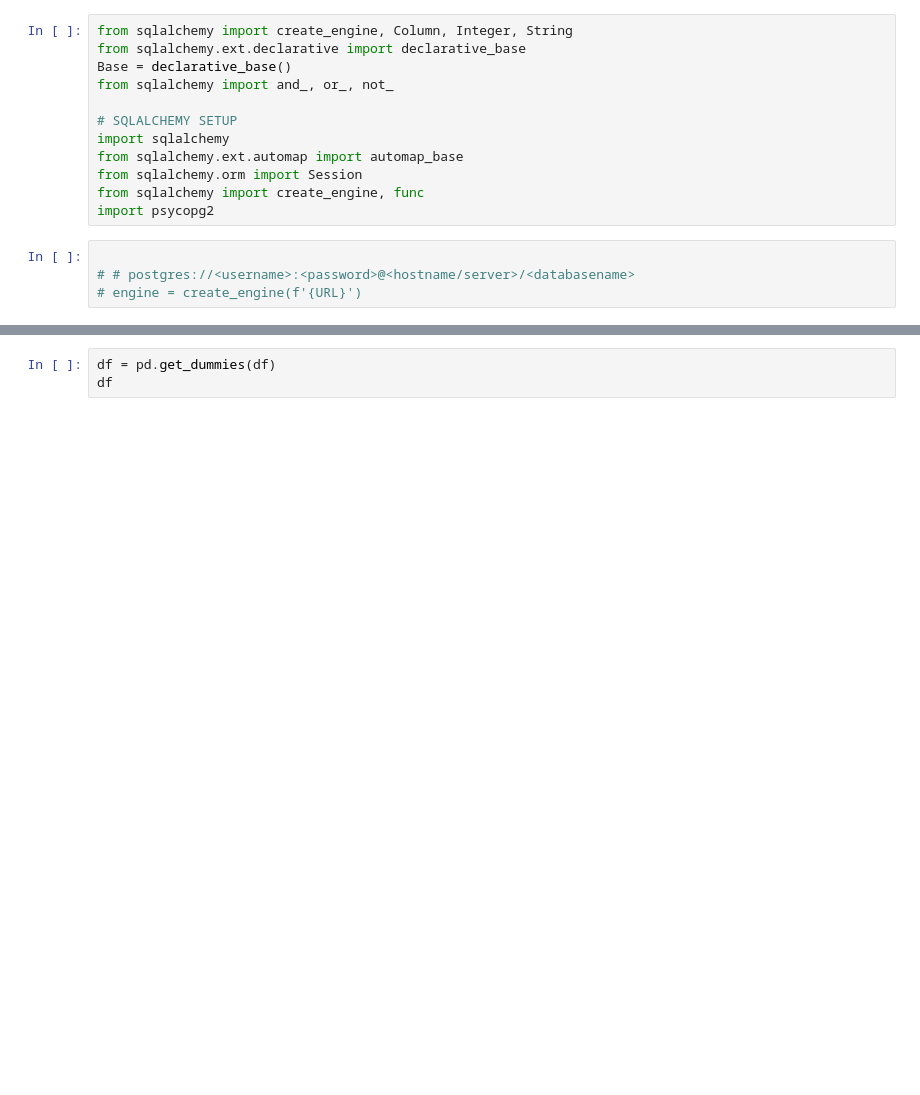
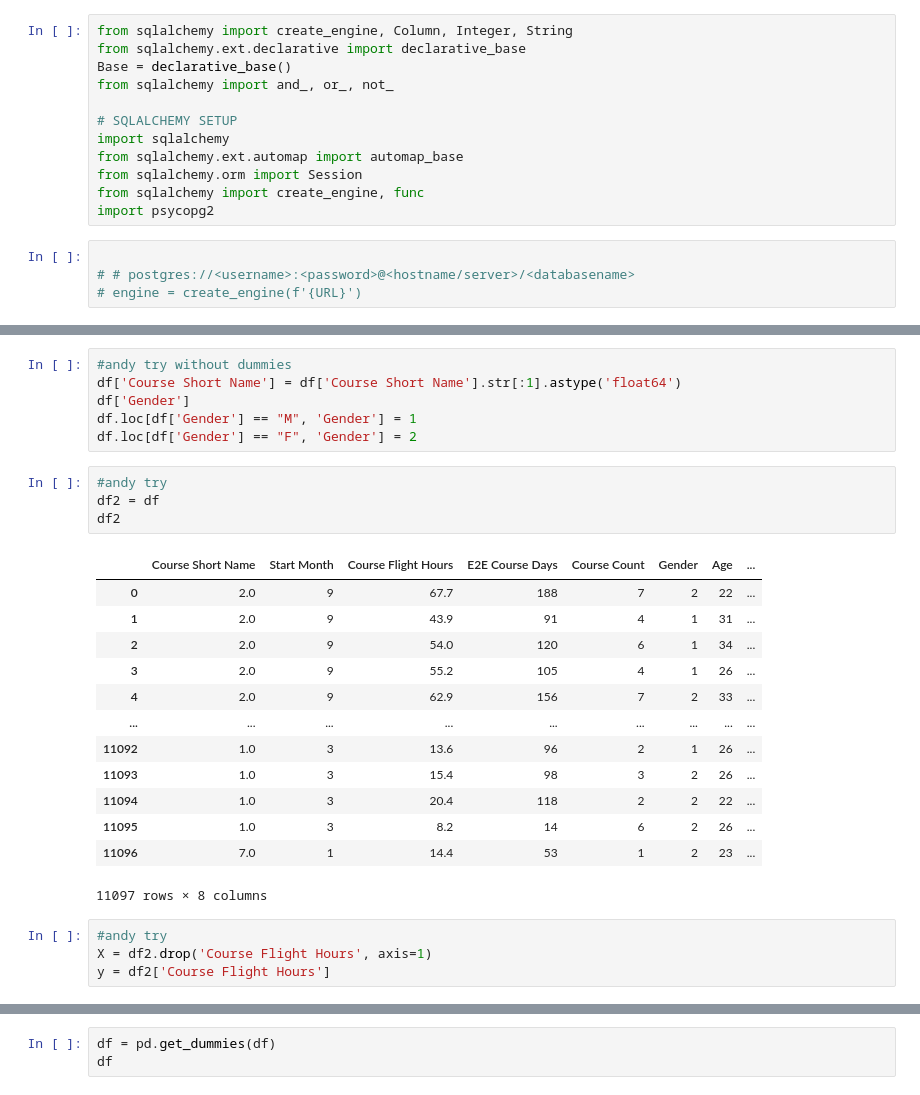
Before and after one commit to JakeRose689/Pilot-Success, a Jupyter notebook: Linear Modeling.ipynb, the cells around one changed output, grey strips where cells are left out. Cells and saved outputs as stored; diff of their text form; blank space fills up the shorter version.

```diff
--- a/Linear Modeling.ipynb
+++ b/Linear Modeling.ipynb
@@ -38,0 +53,28 @@ df.dropna(inplace=True)
+# %%
+#andy try without dummies
+df['Course Short Name'] = df['Course Short Name'].str[:1].astype('float64')
+df['Gender']
+df.loc[df['Gender'] == "M", 'Gender'] = 1
+df.loc[df['Gender'] == "F", 'Gender'] = 2
+# %%
+#andy try
+df2 = df
+df2
+# %% [output]
+|  | Course Short Name | Start Month | Course Flight Hours | E2E Course Days | Course Count | Gender | Age | ... |
+| 0 | 2.0 | 9 | 67.7 | 188 | 7 | 2 | 22 | ... |
+| 1 | 2.0 | 9 | 43.9 | 91 | 4 | 1 | 31 | ... |
+| 2 | 2.0 | 9 | 54.0 | 120 | 6 | 1 | 34 | ... |
+| 3 | 2.0 | 9 | 55.2 | 105 | 4 | 1 | 26 | ... |
+| 4 | 2.0 | 9 | 62.9 | 156 | 7 | 2 | 33 | ... |
+| ... | ... | ... | ... | ... | ... | ... | ... | ... |
+| 11092 | 1.0 | 3 | 13.6 | 96 | 2 | 1 | 26 | ... |
+| 11093 | 1.0 | 3 | 15.4 | 98 | 3 | 2 | 26 | ... |
+| 11094 | 1.0 | 3 | 20.4 | 118 | 2 | 2 | 22 | ... |
+| 11095 | 1.0 | 3 | 8.2 | 14 | 6 | 2 | 26 | ... |
+| 11096 | 7.0 | 1 | 14.4 | 53 | 1 | 2 | 23 | ... |
+11097 rows × 8 columns
+# %%
+#andy try
+X = df2.drop('Course Flight Hours', axis=1)
+y = df2['Course Flight Hours']
```
Also changed, not shown: parts of 6 cells of this notebook.
